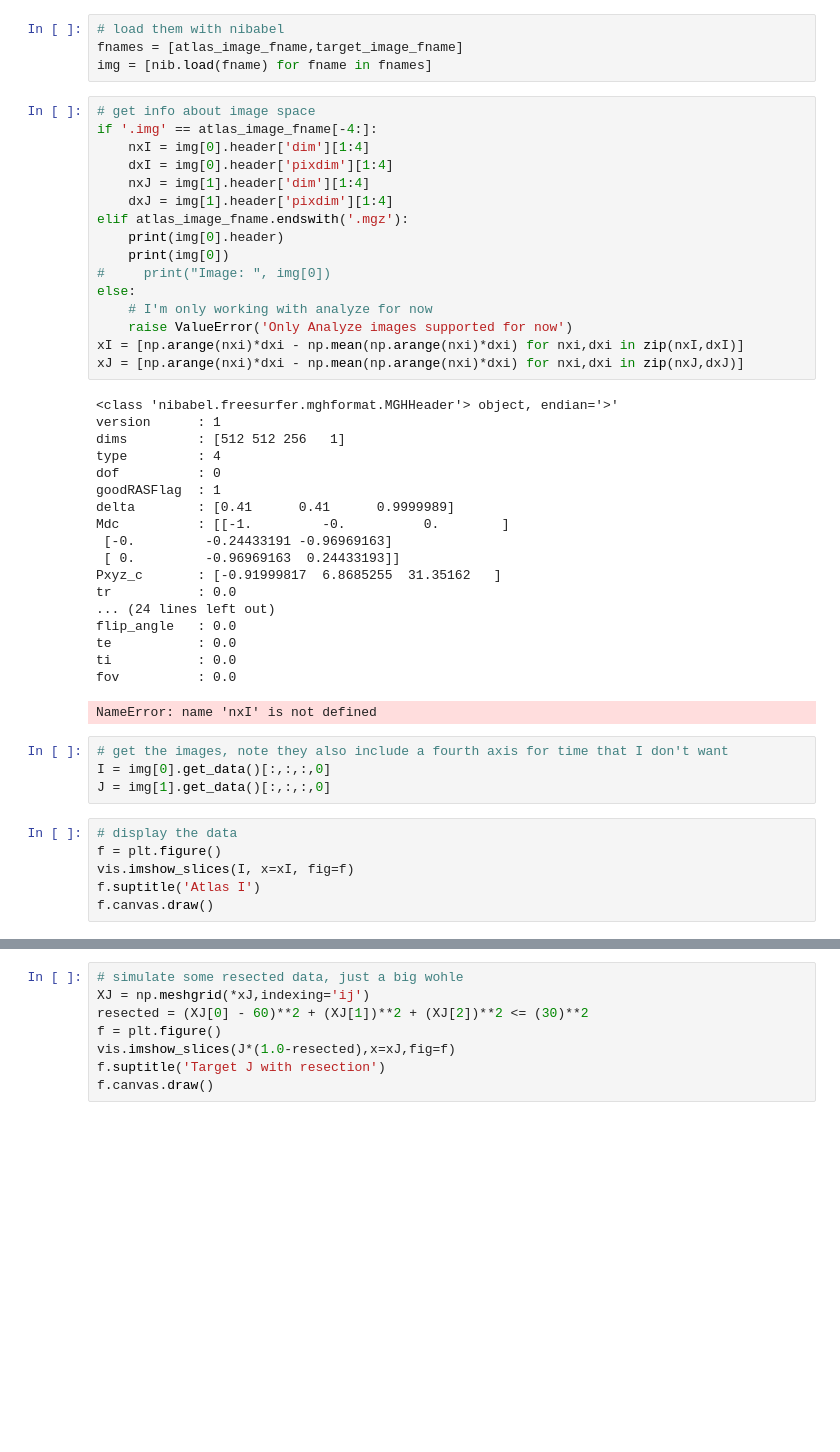
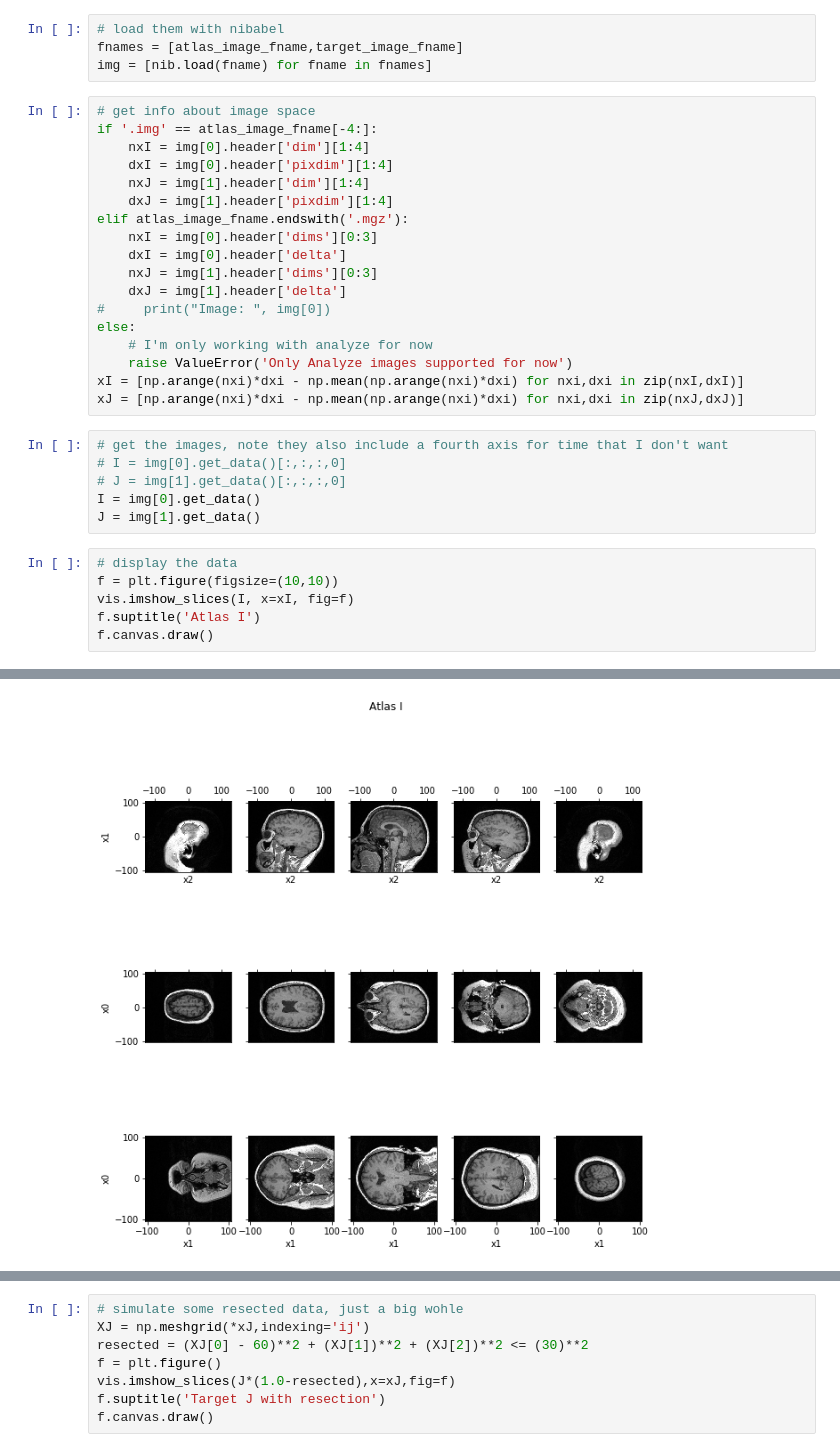
Before and after one commit to ncsl/seek, a Jupyter notebook: notebooks/Example_Human_MRI_Resection.ipynb, the cells around one changed output, grey strips where cells are left out. Drawn from its saved outputs; the diff is of its cells as text; blank space fills up the shorter version.

```diff
--- a/notebooks/Example_Human_MRI_Resection.ipynb
+++ b/notebooks/Example_Human_MRI_Resection.ipynb
@@ -39,40 +39,25 @@ if '.img' == atlas_image_fname[-4:]:
     nxJ = img[1].header['dim'][1:4]
     dxJ = img[1].header['pixdim'][1:4]
 elif atlas_image_fname.endswith('.mgz'):
-    print(img[0].header)
-    print(img[0])
+    nxI = img[0].header['dims'][0:3]
+    dxI = img[0].header['delta']
+    nxJ = img[1].header['dims'][0:3]
+    dxJ = img[1].header['delta']
 #     print("Image: ", img[0])
 else:
     # I'm only working with analyze for now
     raise ValueError('Only Analyze images supported for now')
 xI = [np.arange(nxi)*dxi - np.mean(np.arange(nxi)*dxi) for nxi,dxi in zip(nxI,dxI)]
 xJ = [np.arange(nxi)*dxi - np.mean(np.arange(nxi)*dxi) for nxi,dxi in zip(nxJ,dxJ)]
-# %% [output]
-<class 'nibabel.freesurfer.mghformat.MGHHeader'> object, endian='>'
-version      : 1
-dims         : [512 512 256   1]
-type         : 4
-dof          : 0
-goodRASFlag  : 1
-delta        : [0.41      0.41      0.9999989]
-Mdc          : [[-1.         -0.          0.        ]
- [-0.         -0.24433191 -0.96969163]
- [ 0.         -0.96969163  0.24433193]]
-Pxyz_c       : [-0.91999817  6.8685255  31.35162   ]
-tr           : 0.0
-... (24 lines left out)
-flip_angle   : 0.0
-te           : 0.0
-ti           : 0.0
-fov          : 0.0
-NameError: name 'nxI' is not defined
 # %%
 # get the images, note they also include a fourth axis for time that I don't want
-I = img[0].get_data()[:,:,:,0]
-J = img[1].get_data()[:,:,:,0]
+# I = img[0].get_data()[:,:,:,0]
+# J = img[1].get_data()[:,:,:,0]
+I = img[0].get_data()
+J = img[1].get_data()
 # %%
 # display the data
-f = plt.figure()
+f = plt.figure(figsize=(10,10))
 vis.imshow_slices(I, x=xI, fig=f)
 f.suptitle('Atlas I')
 f.canvas.draw()
@@ -82 +65,2 @@ f.canvas.draw()
+[figure, added]
 # %%
```
Also changed, not shown: parts of 3 cells of this notebook, 2 other files.
